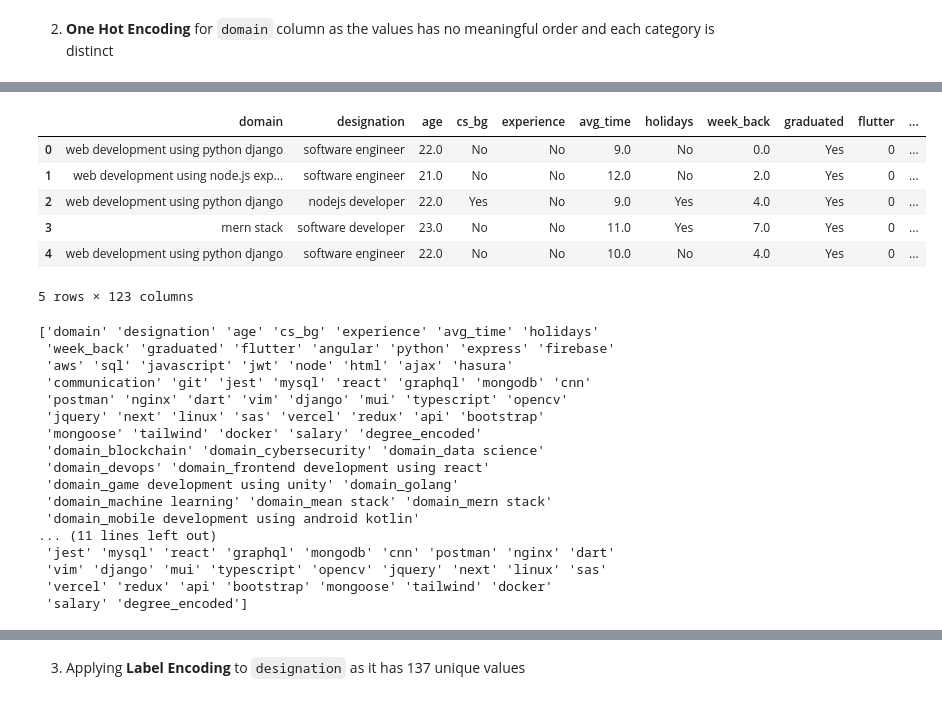
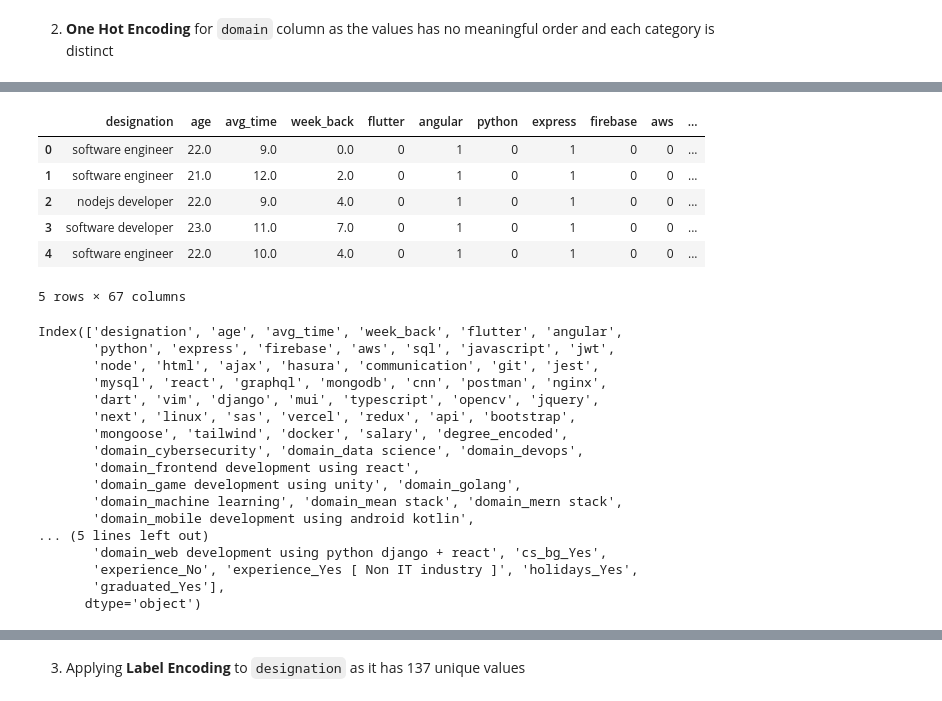
Before and after one commit to mubarakmayyeri/worth-machine-learning, a Jupyter notebook: 4_preprocessing/1_preprocessing_combined.ipynb, the cells around one changed output, grey strips where cells are left out. Drawn from its saved outputs; the diff is of its cells as text; code cells hidden in the pictures.

Commit message:
rectified one hot encoding

```diff
--- a/4_preprocessing/1_preprocessing_combined.ipynb
+++ b/4_preprocessing/1_preprocessing_combined.ipynb
@@ -112,48 +131,35 @@ Name: degree_encoded, dtype: int64
 # %%
-from sklearn.compose import ColumnTransformer
-
+#categorical data
 columns_to_encode = ['domain', 'cs_bg', 'experience', 'holidays', 'graduated']
 
-# Apply one-hot encoding to the categorical columns
-column_transformer = ColumnTransformer(
-    transformers=[('encoder', OneHotEncoder(), columns_to_encode)],
-    remainder='passthrough'
-)
-encoded_features = column_transformer.fit_transform(pre_data)
-
-# Get the feature names after one-hot encoding
-feature_names = column_transformer.named_transformers_['encoder'].get_feature_names_out(columns_to_encode)
-
-# Create a new DataFrame with the encoded features
-encoded_df = pd.DataFrame(encoded_features, columns=list(feature_names) + list(pre_data.columns[len(columns_to_encode):]))
-pre_data = pd.concat([pre_data, encoded_df], axis=1)
-
+# Encoding the categorical columns
+pre_data = pd.get_dummies(pre_data, columns = columns_to_encode, drop_first = True)
 pre_data.head()
 # %% [output]
-|  | domain | designation | age | cs_bg | experience | avg_time | holidays | week_back | graduated | flutter | ... |
-| 0 | web development using python django | software engineer | 22.0 | No | No | 9.0 | No | 0.0 | Yes | 0 | ... |
-| 1 | web development using node.js exp... | software engineer | 21.0 | No | No | 12.0 | No | 2.0 | Yes | 0 | ... |
-| 2 | web development using python django | nodejs developer | 22.0 | Yes | No | 9.0 | Yes | 4.0 | Yes | 0 | ... |
-| 3 | mern stack | software developer | 23.0 | No | No | 11.0 | Yes | 7.0 | Yes | 0 | ... |
-| 4 | web development using python django | software engineer | 22.0 | No | No | 10.0 | No | 4.0 | Yes | 0 | ... |
+|  | designation | age | avg_time | week_back | flutter | angular | python | express | firebase | aws | ... |
+| 0 | software engineer | 22.0 | 9.0 | 0.0 | 0 | 1 | 0 | 1 | 0 | 0 | ... |
+| 1 | software engineer | 21.0 | 12.0 | 2.0 | 0 | 1 | 0 | 1 | 0 | 0 | ... |
+| 2 | nodejs developer | 22.0 | 9.0 | 4.0 | 0 | 1 | 0 | 1 | 0 | 0 | ... |
+| 3 | software developer | 23.0 | 11.0 | 7.0 | 0 | 1 | 0 | 1 | 0 | 0 | ... |
+| 4 | software engineer | 22.0 | 10.0 | 4.0 | 0 | 1 | 0 | 1 | 0 | 0 | ... |
-5 rows × 123 columns
+5 rows × 67 columns
 # %%
-print(pre_data.columns.values)
+print(pre_data.columns)
 # %% [output]
-['domain' 'designation' 'age' 'cs_bg' 'experience' 'avg_time' 'holidays'
- 'week_back' 'graduated' 'flutter' 'angular' 'python' 'express' 'firebase'
- 'aws' 'sql' 'javascript' 'jwt' 'node' 'html' 'ajax' 'hasura'
- 'communication' 'git' 'jest' 'mysql' 'react' 'graphql' 'mongodb' 'cnn'
- 'postman' 'nginx' 'dart' 'vim' 'django' 'mui' 'typescript' 'opencv'
- 'jquery' 'next' 'linux' 'sas' 'vercel' 'redux' 'api' 'bootstrap'
- 'mongoose' 'tailwind' 'docker' 'salary' 'degree_encoded'
- 'domain_blockchain' 'domain_cybersecurity' 'domain_data science'
- 'domain_devops' 'domain_frontend development using react'
- 'domain_game development using unity' 'domain_golang'
- 'domain_machine learning' 'domain_mean stack' 'domain_mern stack'
- 'domain_mobile development using android kotlin'
-... (11 lines left out)
- 'jest' 'mysql' 'react' 'graphql' 'mongodb' 'cnn' 'postman' 'nginx' 'dart'
- 'vim' 'django' 'mui' 'typescript' 'opencv' 'jquery' 'next' 'linux' 'sas'
- 'vercel' 'redux' 'api' 'bootstrap' 'mongoose' 'tailwind' 'docker'
- 'salary' 'degree_encoded']
+Index(['designation', 'age', 'avg_time', 'week_back', 'flutter', 'angular',
+       'python', 'express', 'firebase', 'aws', 'sql', 'javascript', 'jwt',
+       'node', 'html', 'ajax', 'hasura', 'communication', 'git', 'jest',
+       'mysql', 'react', 'graphql', 'mongodb', 'cnn', 'postman', 'nginx',
+       'dart', 'vim', 'django', 'mui', 'typescript', 'opencv', 'jquery',
+       'next', 'linux', 'sas', 'vercel', 'redux', 'api', 'bootstrap',
+       'mongoose', 'tailwind', 'docker', 'salary', 'degree_encoded',
+       'domain_cybersecurity', 'domain_data science', 'domain_devops',
+       'domain_frontend development using react',
+       'domain_game development using unity', 'domain_golang',
+       'domain_machine learning', 'domain_mean stack', 'domain_mern stack',
+       'domain_mobile development using android kotlin',
+... (5 lines left out)
+       'domain_web development using python django + react', 'cs_bg_Yes',
+       'experience_No', 'experience_Yes [ Non IT industry ]', 'holidays_Yes',
+       'graduated_Yes'],
+      dtype='object')
```
Also changed, not shown: parts of 29 cells of this notebook, 1 other file.
